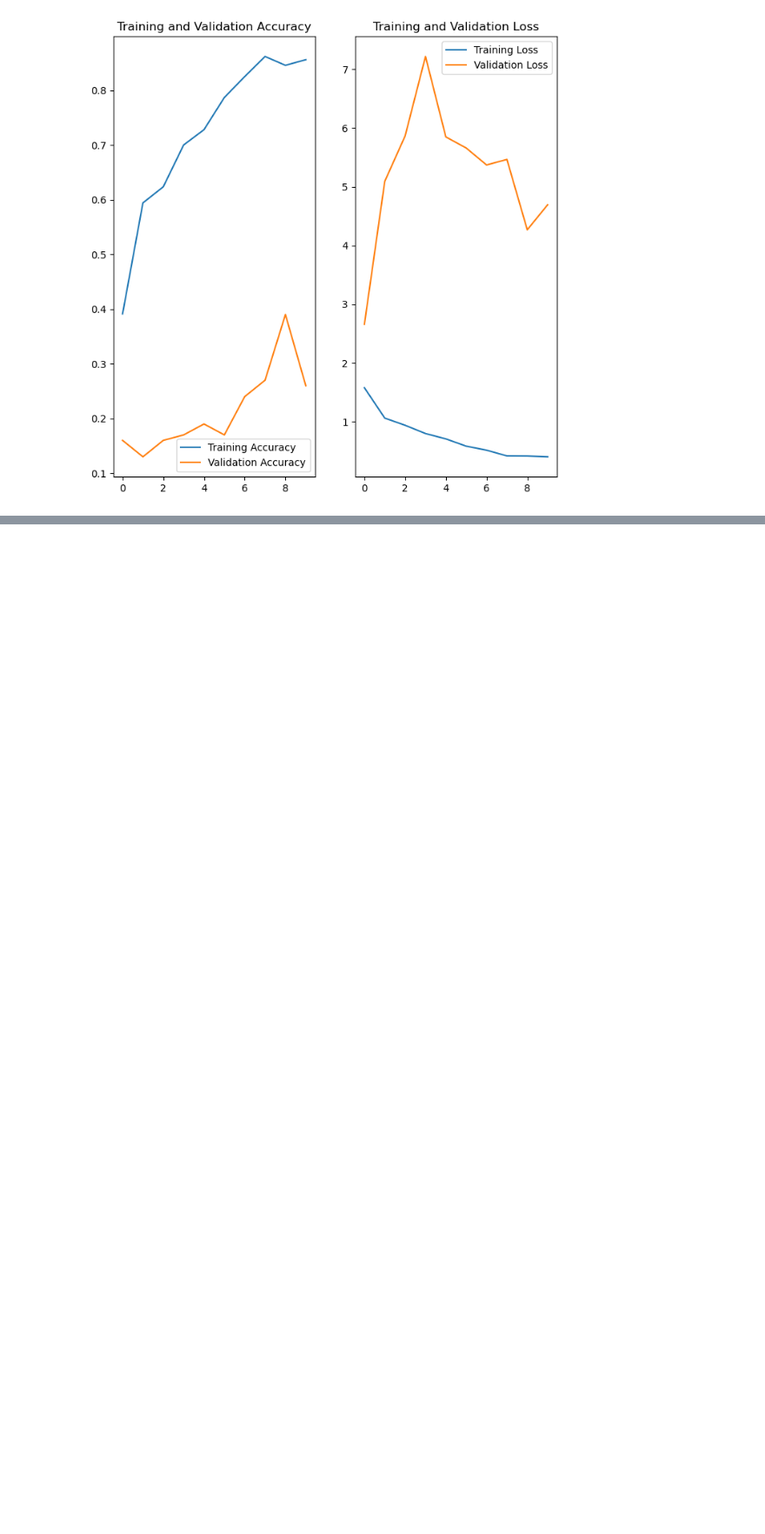
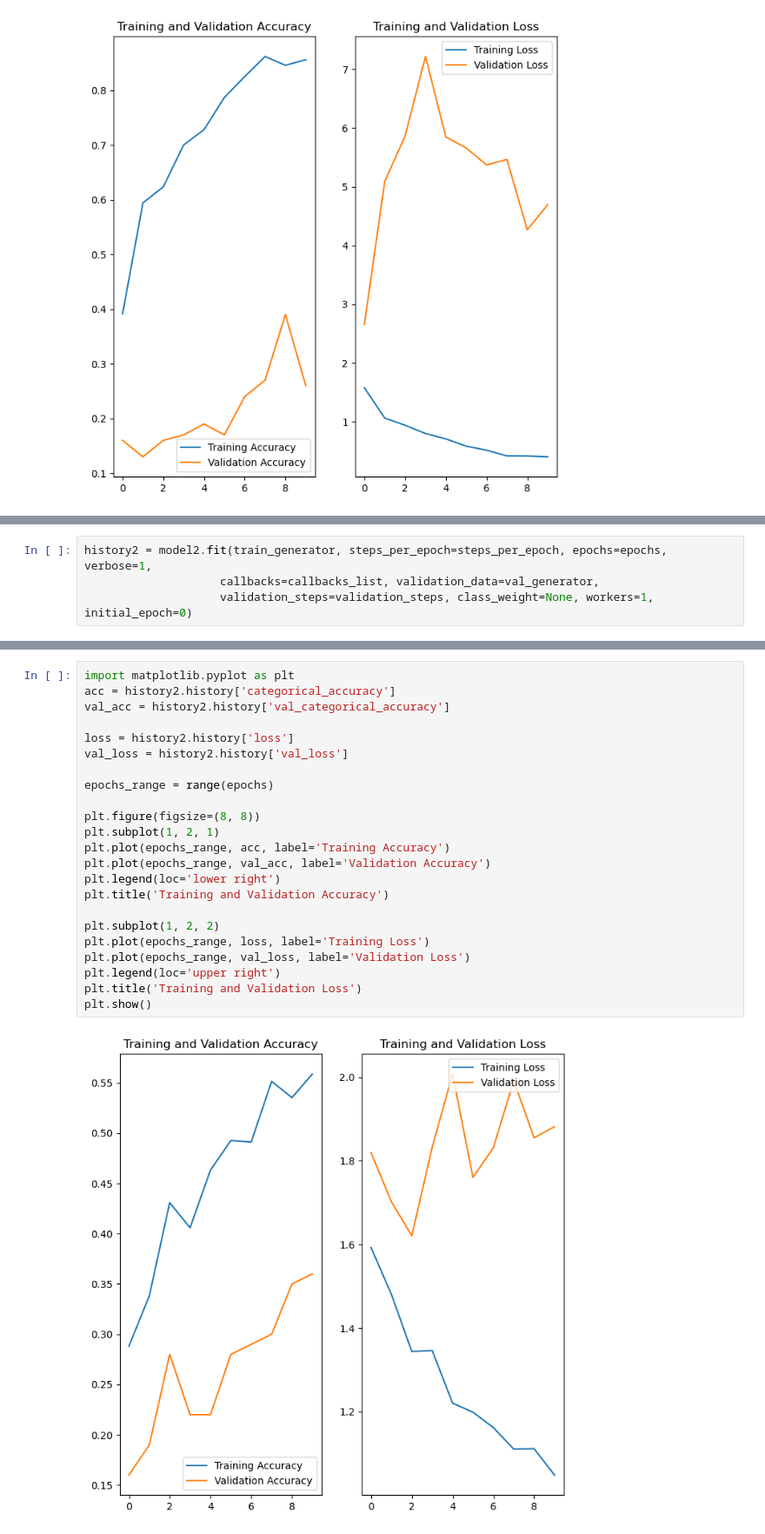
Before and after one commit to kunalArneja/Gesture-Recognition, a Jupyter notebook: Neural_Nets_Project_Starter_Code.ipynb, the cells around one changed output, grey strips where cells are left out. Shown: that part at 87% size. Saved outputs shown, nothing was run; the diff lists cells and outputs as text; blank space fills up the shorter version.

```diff
--- a/Neural_Nets_Project_Starter_Code.ipynb
+++ b/Neural_Nets_Project_Starter_Code.ipynb
@@ -239,0 +278,4 @@ plt.show()
+# %%
+history2 = model2.fit(train_generator, steps_per_epoch=steps_per_epoch, epochs=epochs, verbose=1,
+                    callbacks=callbacks_list, validation_data=val_generator,
+                    validation_steps=validation_steps, class_weight=None, workers=1, initial_epoch=0)
@@ -239,0 +304,25 @@ plt.show()
+# %%
+import matplotlib.pyplot as plt
+acc = history2.history['categorical_accuracy']
+val_acc = history2.history['val_categorical_accuracy']
+
+loss = history2.history['loss']
+val_loss = history2.history['val_loss']
+
+epochs_range = range(epochs)
+
+plt.figure(figsize=(8, 8))
+plt.subplot(1, 2, 1)
+plt.plot(epochs_range, acc, label='Training Accuracy')
+plt.plot(epochs_range, val_acc, label='Validation Accuracy')
+plt.legend(loc='lower right')
+plt.title('Training and Validation Accuracy')
+
+plt.subplot(1, 2, 2)
+plt.plot(epochs_range, loss, label='Training Loss')
+plt.plot(epochs_range, val_loss, label='Validation Loss')
+plt.legend(loc='upper right')
+plt.title('Training and Validation Loss')
+plt.show()
+# %% [output]
+[figure, added]
```
Also changed, not shown: parts of 4 cells of this notebook, 23 other files.
